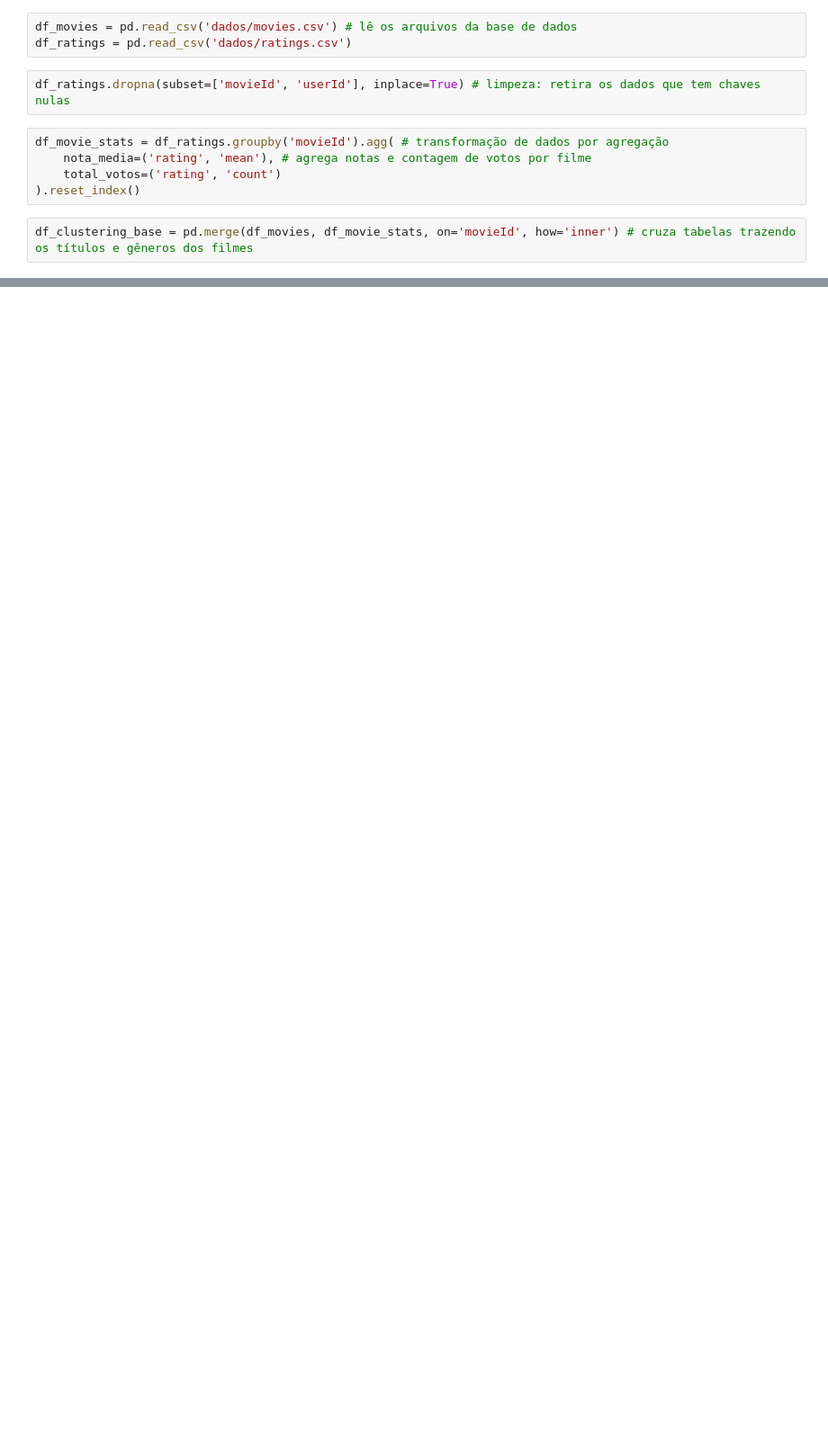
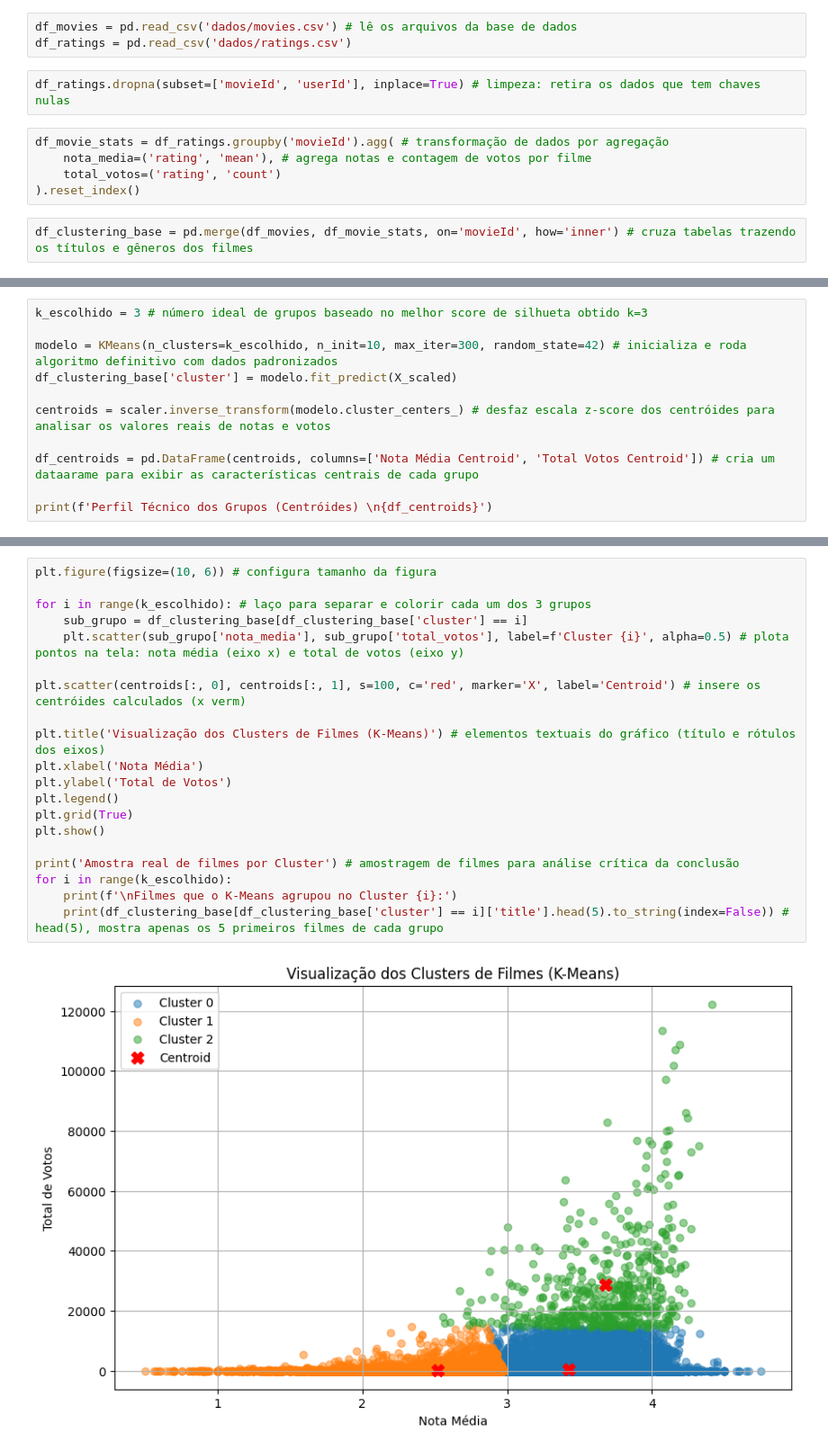
Before and after one commit to danieltefi/Projeto_Mineracao_Dados, a Jupyter notebook: analisefilme.ipynb, the cells around one changed output, grey strips where cells are left out. Shown at 90% size. Drawn from its saved outputs; the diff is of its cells as text; blank space fills up the shorter version.

```diff
--- a/analisefilme.ipynb
+++ b/analisefilme.ipynb
@@ -31,0 +79,11 @@ Total de filmes filtrados para o K-Means: 83239
+# %%
+k_escolhido = 3 # número ideal de grupos baseado no melhor score de silhueta obtido k=3
+
+modelo = KMeans(n_clusters=k_escolhido, n_init=10, max_iter=300, random_state=42) # inicializa e roda algoritmo definitivo com dados padronizados
+df_clustering_base['cluster'] = modelo.fit_predict(X_scaled)
+
+centroids = scaler.inverse_transform(modelo.cluster_centers_) # desfaz escala z-score dos centróides para analisar os valores reais de notas e votos
+
+df_centroids = pd.DataFrame(centroids, columns=['Nota Média Centroid', 'Total Votos Centroid']) # cria um dataarame para exibir as características centrais de cada grupo
+
+print(f'Perfil Técnico dos Grupos (Centróides) \n{df_centroids}')
@@ -31,0 +96,22 @@ Total de filmes filtrados para o K-Means: 83239
+# %%
+plt.figure(figsize=(10, 6)) # configura tamanho da figura
+
+for i in range(k_escolhido): # laço para separar e colorir cada um dos 3 grupos
+    sub_grupo = df_clustering_base[df_clustering_base['cluster'] == i]
+    plt.scatter(sub_grupo['nota_media'], sub_grupo['total_votos'], label=f'Cluster {i}', alpha=0.5) # plota pontos na tela: nota média (eixo x) e total de votos (eixo y)
+
+plt.scatter(centroids[:, 0], centroids[:, 1], s=100, c='red', marker='X', label='Centroid') # insere os centróides calculados (x verm)
+
+plt.title('Visualização dos Clusters de Filmes (K-Means)') # elementos textuais do gráfico (título e rótulos dos eixos)
+plt.xlabel('Nota Média')
+plt.ylabel('Total de Votos')
+plt.legend()
+plt.grid(True)
+plt.show()
+
+print('Amostra real de filmes por Cluster') # amostragem de filmes para análise crítica da conclusão
+for i in range(k_escolhido):
+    print(f'\nFilmes que o K-Means agrupou no Cluster {i}:')
+    print(df_clustering_base[df_clustering_base['cluster'] == i]['title'].head(5).to_string(index=False)) # head(5), mostra apenas os 5 primeiros filmes de cada grupo
+# %% [output]
+[figure, added]
```
Also changed, not shown: parts of 12 cells of this notebook.
